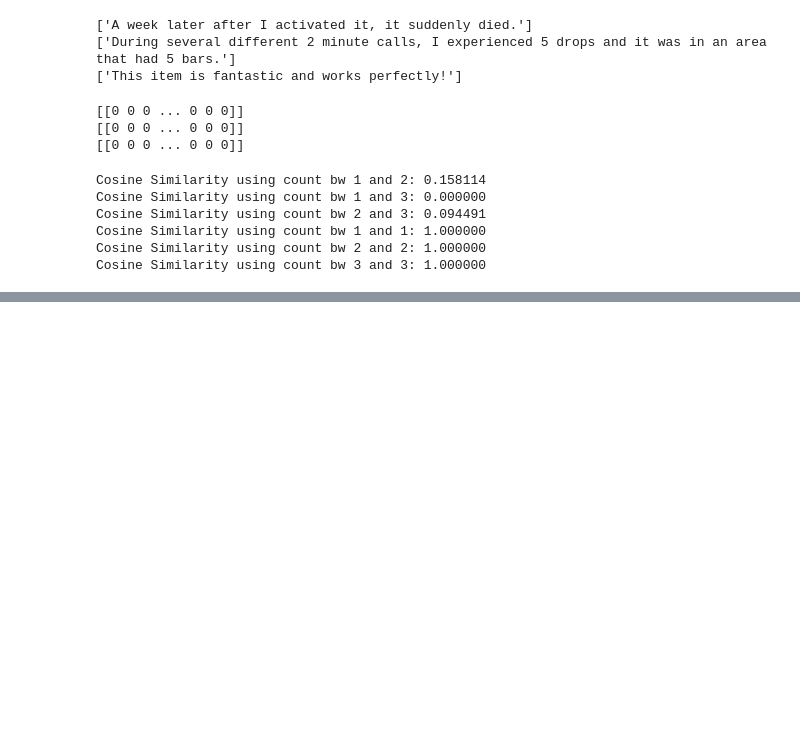
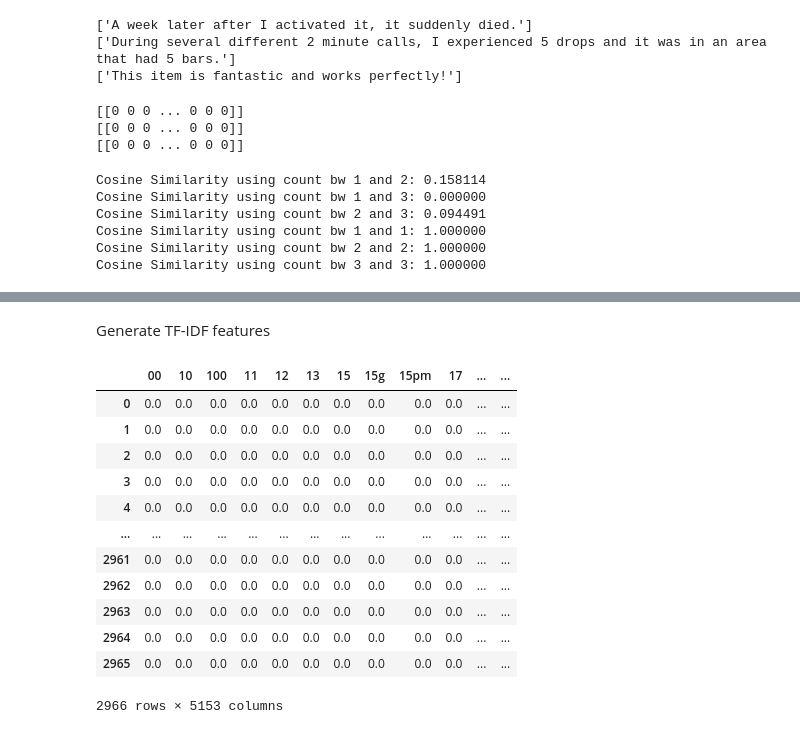
Before and after one commit to Su033637/DM2022-Lab1-Master, a Jupyter notebook: DM2022-Lab1-Homework.ipynb, the cells around one changed output, grey strips where cells are left out. Saved outputs shown, nothing was run; the diff lists cells and outputs as text; code cells hidden in the pictures; blank space fills up the shorter version.

```diff
--- a/DM2022-Lab1-Homework.ipynb
+++ b/DM2022-Lab1-Homework.ipynb
@@ -1292,0 +1401,23 @@ Cosine Similarity using count bw 3 and 3: 1.000000
+# %% [markdown]
+Generate TF-IDF features
+# %%
+from sklearn.feature_extraction.text import TfidfVectorizer
+
+vec = TfidfVectorizer(smooth_idf=True)
+x = vec.fit_transform(df['sentence'])
+tfidf = pd.DataFrame(x.toarray(), columns=vec.get_feature_names_out())
+tfidf
+# %% [output]
+|  | 00 | 10 | 100 | 11 | 12 | 13 | 15 | 15g | 15pm | 17 | ... | ... |
+| 0 | 0.0 | 0.0 | 0.0 | 0.0 | 0.0 | 0.0 | 0.0 | 0.0 | 0.0 | 0.0 | ... | ... |
+| 1 | 0.0 | 0.0 | 0.0 | 0.0 | 0.0 | 0.0 | 0.0 | 0.0 | 0.0 | 0.0 | ... | ... |
+| 2 | 0.0 | 0.0 | 0.0 | 0.0 | 0.0 | 0.0 | 0.0 | 0.0 | 0.0 | 0.0 | ... | ... |
+| 3 | 0.0 | 0.0 | 0.0 | 0.0 | 0.0 | 0.0 | 0.0 | 0.0 | 0.0 | 0.0 | ... | ... |
+| 4 | 0.0 | 0.0 | 0.0 | 0.0 | 0.0 | 0.0 | 0.0 | 0.0 | 0.0 | 0.0 | ... | ... |
+| ... | ... | ... | ... | ... | ... | ... | ... | ... | ... | ... | ... | ... |
+| 2961 | 0.0 | 0.0 | 0.0 | 0.0 | 0.0 | 0.0 | 0.0 | 0.0 | 0.0 | 0.0 | ... | ... |
+| 2962 | 0.0 | 0.0 | 0.0 | 0.0 | 0.0 | 0.0 | 0.0 | 0.0 | 0.0 | 0.0 | ... | ... |
+| 2963 | 0.0 | 0.0 | 0.0 | 0.0 | 0.0 | 0.0 | 0.0 | 0.0 | 0.0 | 0.0 | ... | ... |
+| 2964 | 0.0 | 0.0 | 0.0 | 0.0 | 0.0 | 0.0 | 0.0 | 0.0 | 0.0 | 0.0 | ... | ... |
+| 2965 | 0.0 | 0.0 | 0.0 | 0.0 | 0.0 | 0.0 | 0.0 | 0.0 | 0.0 | 0.0 | ... | ... |
+2966 rows × 5153 columns
```
Also changed, not shown: parts of 56 cells of this notebook.
